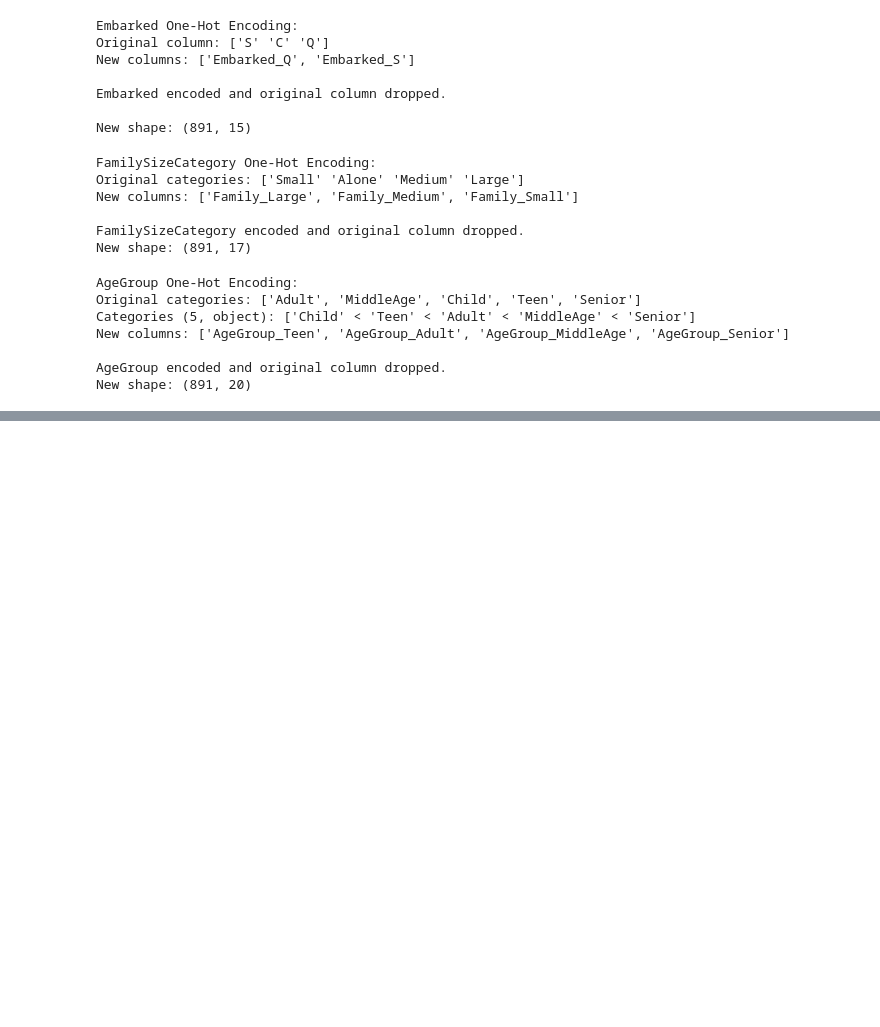
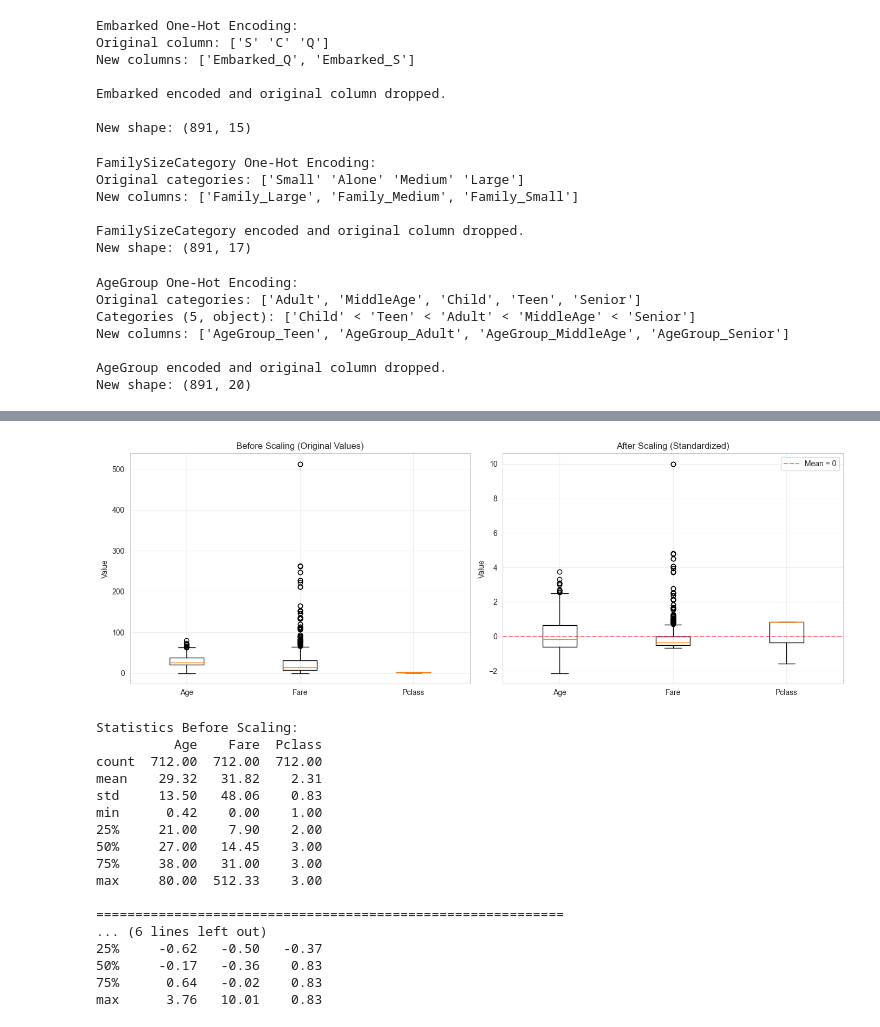
Before and after one commit to bersinada/Titanic-Survival-Prediction, a Jupyter notebook: notebooks/02_feature_engineering_preprocessing.ipynb, the cells around one changed output, grey strips where cells are left out. Drawn from its saved outputs; the diff is of its cells as text; code cells hidden in the pictures; blank space fills up the shorter version.

Commit message:
Complete preprocessing: feature engineering, encoding, scaling, train/test split

```diff
--- a/notebooks/02_feature_engineering_preprocessing.ipynb
+++ b/notebooks/02_feature_engineering_preprocessing.ipynb
@@ -631,3 +631,17 @@ First 5 rows:
 | 2 | 1 | 3 | 0 | 26.0 | 0 | 0 | 7.9250 | 1 | 1 | 1 | ... |
 | 3 | 1 | 1 | 0 | 35.0 | 1 | 0 | 53.1000 | 3 | 2 | 0 | ... |
 | 4 | 0 | 3 | 1 | 35.0 | 0 | 0 | 8.0500 | 2 | 1 | 1 | ... |
+# %%
+# Seperate features (X) and target (y)
+X = df_processed.drop('Survived', axis=1)
+y = df_processed['Survived']
+
+print(f"Features (X) shape: {X.shape}")
+print(f"Target (y) shape: {y.shape}")
+
+print(f"\nFeatures columns ({len(X.columns)}):")
+print(X.columns.tolist())
+
+print(f"\nTarget distribution:")
+print(y.value_counts())
+print(f"\nSurvival rate: {y.mean():.2%}")
@@ -633,0 +746,50 @@ First 5 rows:
+# %%
+# Better visualization: Show before/after for numerical features only
+fig, axes = plt.subplots(1, 2, figsize=(14, 5))
+
+# Select key numerical features
+numerical_cols = ['Age', 'Fare', 'Pclass']
+
+# Before Scaling
+axes[0].boxplot([X_train[col] for col in numerical_cols], labels=numerical_cols)
+axes[0].set_title('Before Scaling (Original Values)')
+axes[0].set_ylabel('Value')
+axes[0].grid(alpha=0.3)
+
+# After Scaling
+axes[1].boxplot([X_train_scaled[col] for col in numerical_cols], labels=numerical_cols)
+axes[1].set_title('After Scaling (Standardized)')
+axes[1].set_ylabel('Value')
+axes[1].axhline(y=0, color='r', linestyle='--', alpha=0.5, label='Mean = 0')
+axes[1].legend()
+axes[1].grid(alpha=0.3)
+
+plt.tight_layout()
+plt.show()
+
+# Show statistics
+print("Statistics Before Scaling:")
+print(X_train[numerical_cols].describe().round(2))
+
+print("\n" + "="*60)
+print("Statistics After Scaling (mean≈0, std≈1):")
+print(X_train_scaled[numerical_cols].describe().round(2))
+# %% [output]
+[figure, added]
+Statistics Before Scaling:
+          Age    Fare  Pclass
+count  712.00  712.00  712.00
+mean    29.32   31.82    2.31
+std     13.50   48.06    0.83
+min      0.42    0.00    1.00
+25%     21.00    7.90    2.00
+50%     27.00   14.45    3.00
+75%     38.00   31.00    3.00
+max     80.00  512.33    3.00
+
+============================================================
+... (6 lines left out)
+25%     -0.62   -0.50   -0.37
+50%     -0.17   -0.36    0.83
+75%      0.64   -0.02    0.83
+max      3.76   10.01    0.83
```
Also changed, not shown: parts of 6 cells of this notebook, 8 other files.
